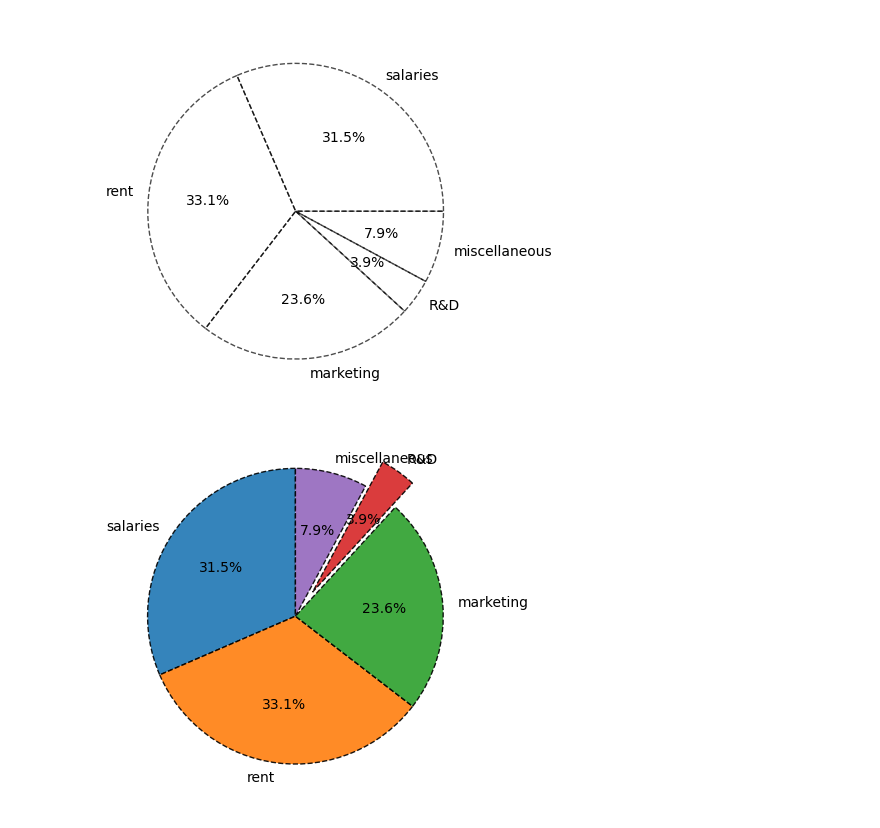
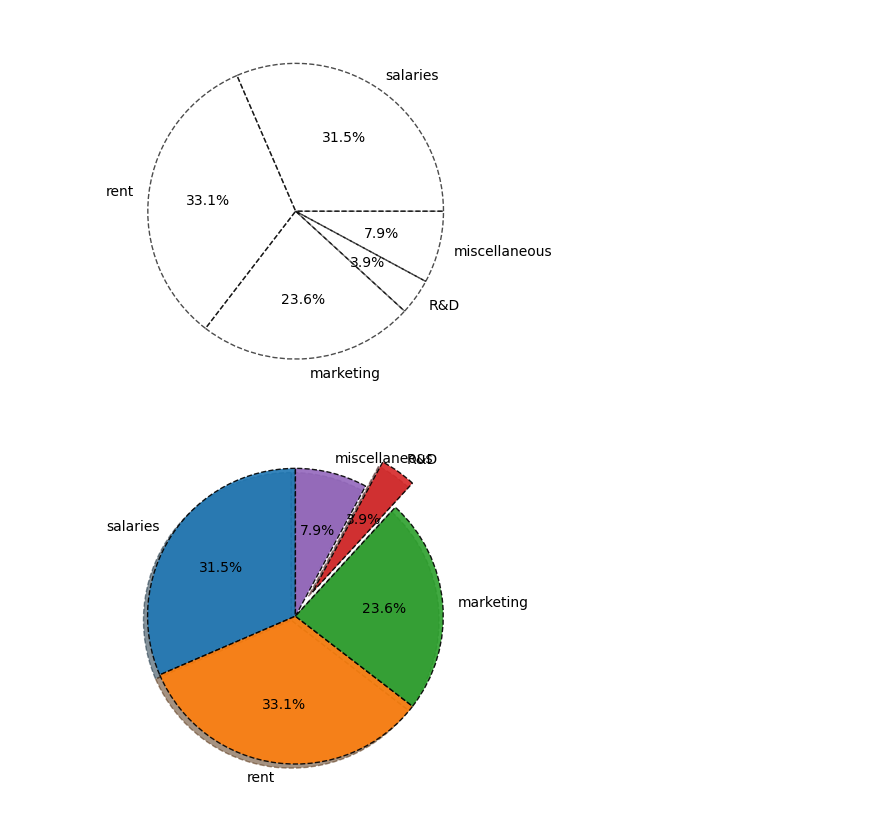
Before and after one commit to ShrutikaDandale/AIML, a Jupyter notebook: Data_Visualization1/customization_on_pie_chart.ipynb, the cells around one changed output. Saved outputs shown, nothing was run; the diff lists cells and outputs as text; code cells hidden in the pictures.

Commit message:
Data Visualization

```diff
--- a/Data_Visualization1/customization_on_pie_chart.ipynb
+++ b/Data_Visualization1/customization_on_pie_chart.ipynb
@@ -46,20 +46,20 @@ plt.show()
 # %%
 expenses = ["salaries", "rent", "marketing", "R&D", "miscellaneous"]
 amounts = [400, 420, 300, 50, 100]
 
 # explode - use to highlight
 explode = [0, 0, 0, 0.2, 0]
 
 plt.pie(amounts, labels = expenses, autopct="%1.1f%%",
        wedgeprops= {
            "edgecolor": "black",
            "linewidth": 1,
            "linestyle": "--",
            "alpha": 0.9,
        }, explode=explode,
-        startangle = 90 # rotate
-        shadow=True #3D
+        startangle = 90, # rotate
+        shadow=True #3D effect
        )
 plt.show()
 # %% [output]
-[figure, old version]
+[figure, new version]
```
